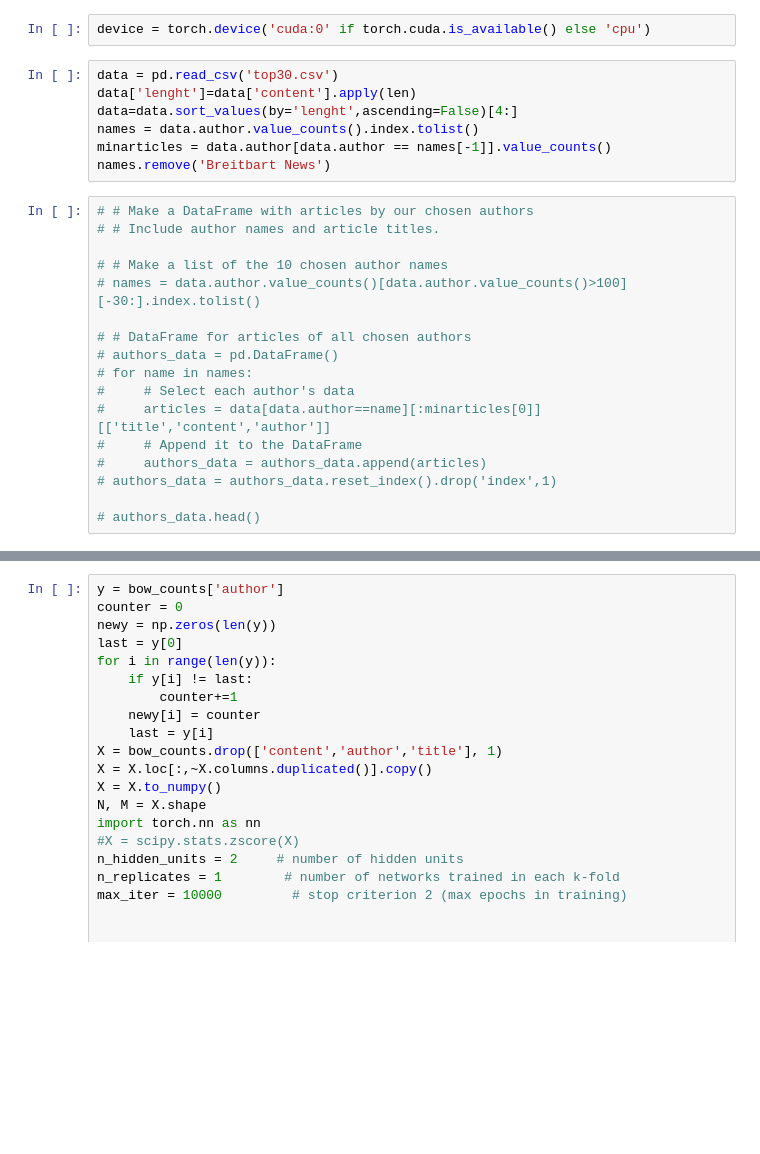
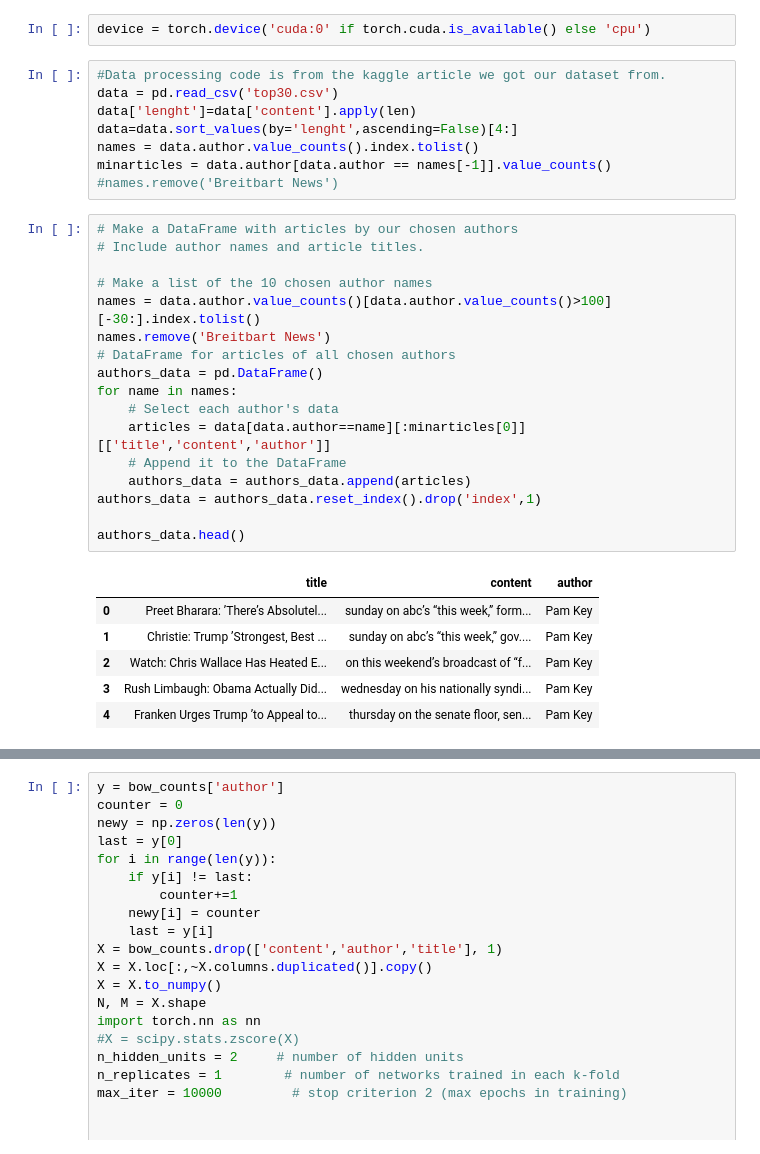
Before and after one commit to drykkur/Comp-Tools-FinalProj, a Jupyter notebook: CompToolsFP-Cuda testing.ipynb, the cells around one changed output, grey strips where cells are left out. Saved outputs shown, nothing was run; the diff lists cells and outputs as text; blank space fills up the shorter version.

Commit message:
network code run again with the new dataframe changes

```diff
--- a/CompToolsFP-Cuda testing.ipynb
+++ b/CompToolsFP-Cuda testing.ipynb
@@ -18,27 +18,35 @@ import matplotlib.pyplot as plt
 # %%
 device = torch.device('cuda:0' if torch.cuda.is_available() else 'cpu')
 # %%
+#Data processing code is from the kaggle article we got our dataset from.
 data = pd.read_csv('top30.csv')
 data['lenght']=data['content'].apply(len)
 data=data.sort_values(by='lenght',ascending=False)[4:]
 names = data.author.value_counts().index.tolist()
 minarticles = data.author[data.author == names[-1]].value_counts()
-names.remove('Breitbart News')
+#names.remove('Breitbart News')
 # %%
-# # Make a DataFrame with articles by our chosen authors
-# # Include author names and article titles.
+# Make a DataFrame with articles by our chosen authors
+# Include author names and article titles.
 
-# # Make a list of the 10 chosen author names
-# names = data.author.value_counts()[data.author.value_counts()>100][-30:].index.tolist()
+# Make a list of the 10 chosen author names
+names = data.author.value_counts()[data.author.value_counts()>100][-30:].index.tolist()
+names.remove('Breitbart News')
+# DataFrame for articles of all chosen authors
+authors_data = pd.DataFrame()
+for name in names:
+    # Select each author's data
+    articles = data[data.author==name][:minarticles[0]][['title','content','author']]
+    # Append it to the DataFrame
+    authors_data = authors_data.append(articles)
+authors_data = authors_data.reset_index().drop('index',1)
 
-# # DataFrame for articles of all chosen authors
-# authors_data = pd.DataFrame()
-# for name in names:
-#     # Select each author's data
-#     articles = data[data.author==name][:minarticles[0]][['title','content','author']]
-#     # Append it to the DataFrame
-#     authors_data = authors_data.append(articles)
-# authors_data = authors_data.reset_index().drop('index',1)
-
-# authors_data.head()
+authors_data.head()
+# %% [output]
+|  | title | content | author |
+| 0 | Preet Bharara: ’There’s Absolutel... | sunday on abc’s “this week,” form... | Pam Key |
+| 1 | Christie: Trump ’Strongest, Best ... | sunday on abc’s “this week,” gov.... | Pam Key |
+| 2 | Watch: Chris Wallace Has Heated E... | on this weekend’s broadcast of “f... | Pam Key |
+| 3 | Rush Limbaugh: Obama Actually Did... | wednesday on his nationally syndi... | Pam Key |
+| 4 | Franken Urges Trump ’to Appeal to... | thursday on the senate floor, sen... | Pam Key |
 # %%
```
Also changed, not shown: parts of 14 cells of this notebook.
